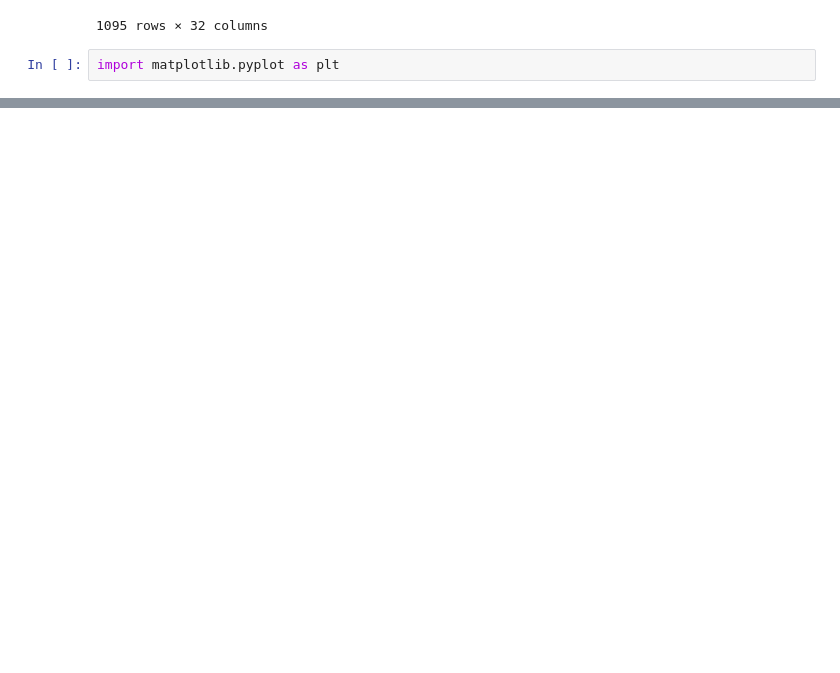
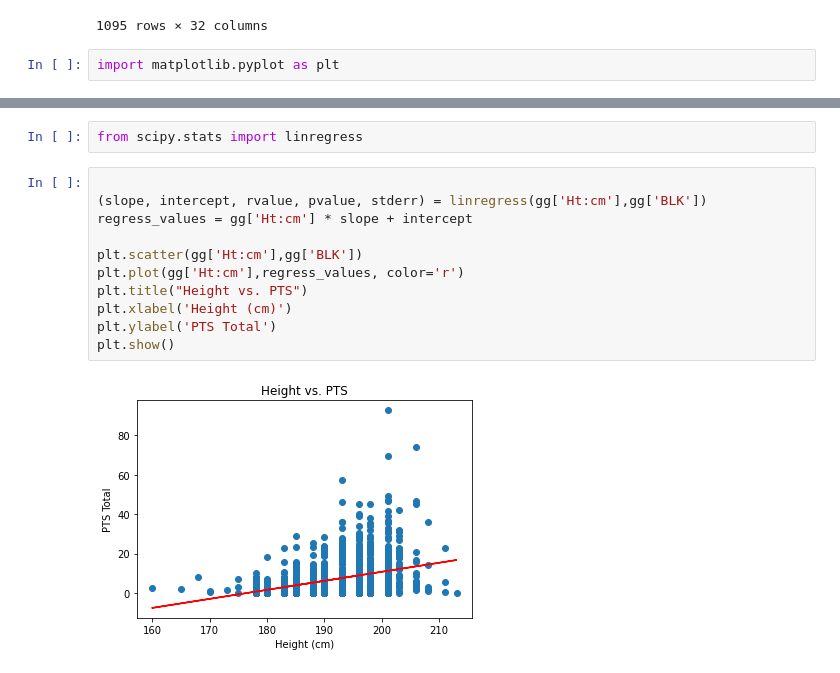
Before and after one commit to InnaG33/Project_NBA, a Jupyter notebook: NBA_DataFrames_Jordon.ipynb, the cells around one changed output, grey strips where cells are left out. Drawn from its saved outputs; the diff is of its cells as text; blank space fills up the shorter version.

```diff
--- a/NBA_DataFrames_Jordon.ipynb
+++ b/NBA_DataFrames_Jordon.ipynb
@@ -334,0 +347,15 @@ plt.show()
+# %%
+from scipy.stats import linregress
+# %%
+
+(slope, intercept, rvalue, pvalue, stderr) = linregress(gg['Ht:cm'],gg['BLK'])
+regress_values = gg['Ht:cm'] * slope + intercept
+
+plt.scatter(gg['Ht:cm'],gg['BLK'])
+plt.plot(gg['Ht:cm'],regress_values, color='r')
+plt.title("Height vs. PTS")
+plt.xlabel('Height (cm)')
+plt.ylabel('PTS Total')
+plt.show()
+# %% [output]
+[figure, added]
```
Also changed, not shown: parts of 32 cells of this notebook.
